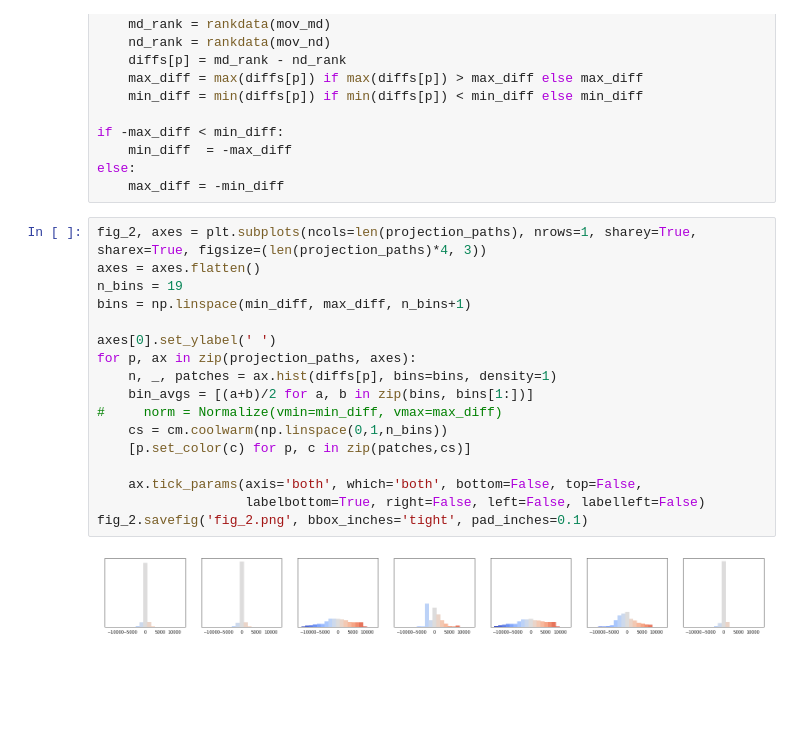
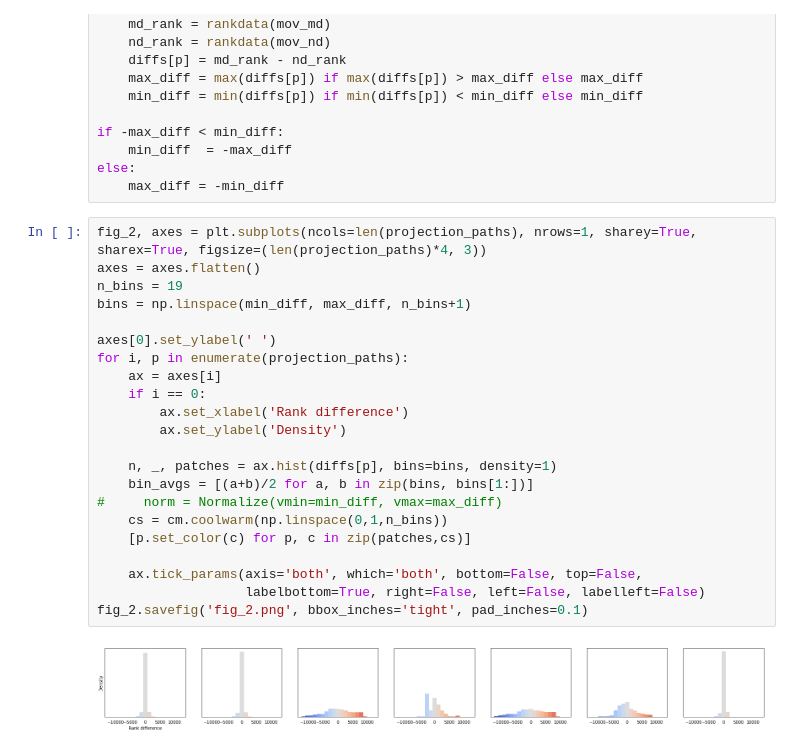
Before and after one commit to EduardoVernier/dynamic-projections, a Jupyter notebook: Plots/trails-image.ipynb, the cells around one changed output. Drawn from its saved outputs; the diff is of its cells as text; blank space fills up the shorter version.

```diff
--- a/Plots/trails-image.ipynb
+++ b/Plots/trails-image.ipynb
@@ -263,19 +230,24 @@ else:
 # %%
 fig_2, axes = plt.subplots(ncols=len(projection_paths), nrows=1, sharey=True, sharex=True, figsize=(len(projection_paths)*4, 3))
 axes = axes.flatten()
 n_bins = 19
 bins = np.linspace(min_diff, max_diff, n_bins+1)
 
 axes[0].set_ylabel(' ')
-for p, ax in zip(projection_paths, axes):
+for i, p in enumerate(projection_paths):
+    ax = axes[i]
+    if i == 0:
+        ax.set_xlabel('Rank difference')
+        ax.set_ylabel('Density')
+
     n, _, patches = ax.hist(diffs[p], bins=bins, density=1)
     bin_avgs = [(a+b)/2 for a, b in zip(bins, bins[1:])]
 #     norm = Normalize(vmin=min_diff, vmax=max_diff)
     cs = cm.coolwarm(np.linspace(0,1,n_bins))
     [p.set_color(c) for p, c in zip(patches,cs)]
 
     ax.tick_params(axis='both', which='both', bottom=False, top=False,
                    labelbottom=True, right=False, left=False, labelleft=False)
 fig_2.savefig('fig_2.png', bbox_inches='tight', pad_inches=0.1)
 # %% [output]
-[figure, old version]
+[figure, new version]
```
Also changed, not shown: parts of 5 cells of this notebook, 15 other files.
